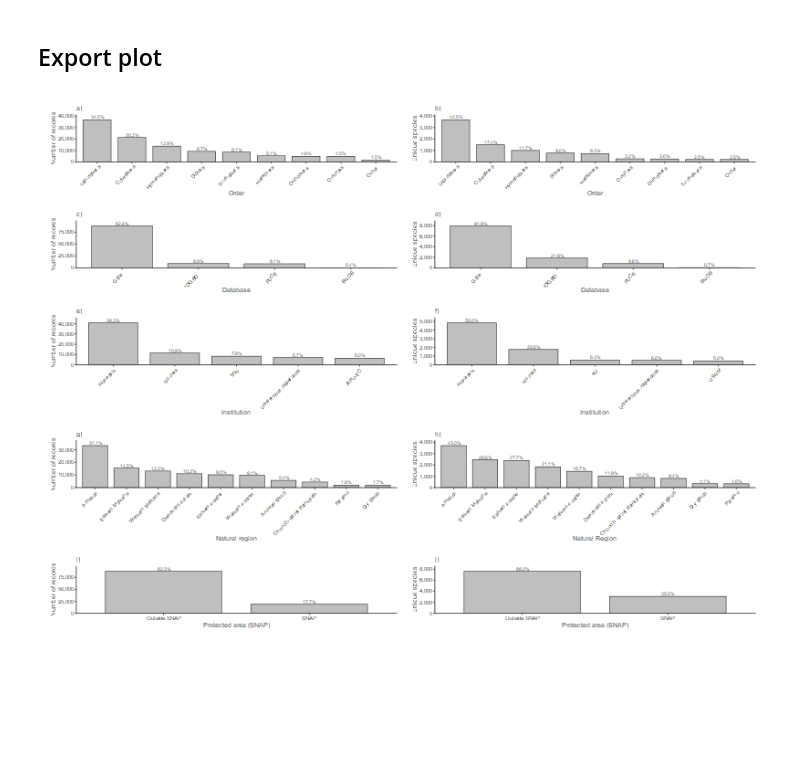
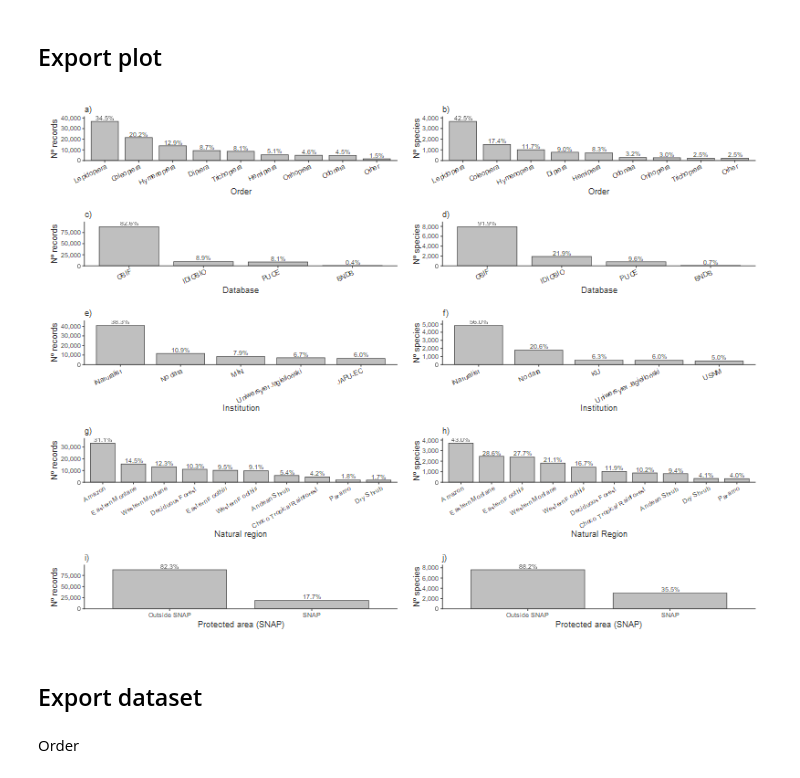
Before and after one commit to daningMontano/Spatial_insect_diversity, a Jupyter notebook: 6_Report.ipynb, the cells around one changed output. Saved outputs shown, nothing was run; the diff lists cells and outputs as text; code cells hidden in the pictures; blank space fills up the shorter version.

```diff
--- a/6_Report.ipynb
+++ b/6_Report.ipynb
@@ -341,31 +353,31 @@ inst_sp_top5 <- inst_sp_all |>
 reg_institution <- ggplot(inst_rec_top5, aes(x = institutionCode, y = n_records)) +
   geom_col(fill = "grey75", color = "grey20", linewidth = 0.3, width = 0.8) +
   geom_text(aes(label = sprintf("%.1f%%", pct_records)),
-            vjust = -0.25, size = 1.8, color = "grey20") +
+            vjust = -0.25, size = 2.5, color = "grey20") +
   scale_y_continuous(labels = label_comma(accuracy = 1),
                      expand = expansion(mult = c(0, 0.12))) +
   labs(
     title = "e)",
     x = "Institution",
-    y = "Number of records"
+    y = "Nº records"
   ) +
   base_theme +
-  theme(axis.text.x = element_text(angle = 45, hjust = 1, vjust = 1))
+  theme(axis.text.x = element_text(angle = 25, hjust = 1, vjust = 1))
 
 # b) Top 5 instituciones por especies únicas
 sp_institution <- ggplot(inst_sp_top5, aes(x = institutionCode, y = n_species)) +
   geom_col(fill = "grey75", color = "grey20", linewidth = 0.3, width = 0.8) +
   geom_text(aes(label = sprintf("%.1f%%", pct_species)),
-            vjust = -0.25, size = 1.8, color = "grey20") +
+            vjust = -0.25, size =2.5, color = "grey20") +
   scale_y_continuous(labels = label_comma(accuracy = 1),
                      expand = expansion(mult = c(0, 0.12))) +
   labs(
     title = "f)",
     x = "Institution",
-    y = "Unique species"
+    y = "Nº species"
   ) +
   base_theme +
-  theme(axis.text.x = element_text(angle = 45, hjust = 1, vjust = 1))
+  theme(axis.text.x = element_text(angle = 25, hjust = 1, vjust = 1))
 
 (reg_institution | sp_institution) + plot_layout(widths = c(1, 1))
 # %% [output]
@@ -451,7 +463,7 @@ veg_sp <- pts_join_reg |>
 reg_natural_region <- ggplot(veg_rec, aes(x = veget, y = n_records)) +
   geom_col(fill = "grey75", color = "grey20", linewidth = 0.3, width = 0.8) +
   geom_text(aes(label = sprintf("%.1f%%", pct_records)),
-            vjust = -0.25, size = 1.8, color = "grey20") +
+            vjust = -0.25, size = 2.5, color = "grey20") +
   scale_y_continuous(
     labels = label_comma(accuracy = 1),
     expand = expansion(mult = c(0, 0.12))
@@ -459,10 +471,10 @@ reg_natural_region <- ggplot(veg_rec, aes(x = veget, y = n_records)) +
   labs(
     title = "g)",
     x = "Natural region",
-    y = "Number of records"
+    y = "Nº records"
   ) +
   base_theme +
-  theme(axis.text.x = element_text(angle = 45, hjust = 1, vjust = 1))
+  theme(axis.text.x = element_text(angle = 30, hjust = 1, vjust = 1))
 
 # ------------------------------------------------------------
 # b) Especies únicas por vegetación
@@ -470,7 +482,7 @@ reg_natural_region <- ggplot(veg_rec, aes(x = veget, y = n_records)) +
 sp_natural_region <- ggplot(veg_sp, aes(x = veget, y = n_species)) +
   geom_col(fill = "grey75", color = "grey20", linewidth = 0.3, width = 0.8) +
   geom_text(aes(label = sprintf("%.1f%%", pct_species)),
-            vjust = -0.25, size = 1.8, color = "grey20") +
+            vjust = -0.25, size = 2.5, color = "grey20") +
   scale_y_continuous(
     labels = label_comma(accuracy = 1),
     expand = expansion(mult = c(0, 0.12))
@@ -478,10 +490,10 @@ sp_natural_region <- ggplot(veg_sp, aes(x = veget, y = n_species)) +
   labs(
     title = "h)",
     x = "Natural Region",
-    y = "Unique species"
+    y = "Nº species"
   ) +
   base_theme +
-  theme(axis.text.x = element_text(angle = 45, hjust = 1, vjust = 1))
+  theme(axis.text.x = element_text(angle = 30, hjust = 1, vjust = 1))
 
 (reg_natural_region | sp_natural_region) + plot_layout(widths = c(1, 1))
 # %% [output]
@@ -530,7 +542,7 @@ snap_sp <- insects_pts_ecu |>
 reg_snap <- ggplot(snap_rec, aes(x = snap_in_out, y = n_records)) +
   geom_col(fill = "grey75", color = "grey20", linewidth = 0.3, width = 0.8) +
   geom_text(aes(label = sprintf("%.1f%%", pct_records)),
-            vjust = -0.25, size = 1.8, color = "grey20") +
+            vjust = -0.25, size =2.5, color = "grey20") +
   scale_y_continuous(
     labels = label_comma(accuracy = 1),
     expand = expansion(mult = c(0, 0.12))
@@ -538,7 +550,7 @@ reg_snap <- ggplot(snap_rec, aes(x = snap_in_out, y = n_records)) +
   labs(
     title = "i)",
     x = "Protected area (SNAP)",
-    y = "Number of records"
+    y = "Nº records"
   ) +
   base_theme
 
@@ -548,7 +560,7 @@ reg_snap <- ggplot(snap_rec, aes(x = snap_in_out, y = n_records)) +
 sp_snap <- ggplot(snap_sp, aes(x = snap_in_out, y = n_species)) +
   geom_col(fill = "grey75", color = "grey20", linewidth = 0.3, width = 0.8) +
   geom_text(aes(label = sprintf("%.1f%%", pct_species)),
-            vjust = -0.25, size = 1.8, color = "grey20") +
+            vjust = -0.25, size = 2.5, color = "grey20") +
   scale_y_continuous(
     labels = label_comma(accuracy = 1),
     expand = expansion(mult = c(0, 0.12))
@@ -556,7 +568,7 @@ sp_snap <- ggplot(snap_sp, aes(x = snap_in_out, y = n_species)) +
   labs(
     title = "j)",
     x = "Protected area (SNAP)",
-    y = "Unique species"
+    y = "Nº species"
   ) +
   base_theme
 
@@ -570,14 +582,14 @@ attribute variables are assumed to be spatially constant throughout all geometri
 # %%
 plots <- list(reg_order, sp_order,
   reg_database, sp_database,
   reg_institution, sp_institution,
   reg_natural_region, sp_natural_region,
   reg_snap, sp_snap)
 
-warp_plots = wrap_plots(plots, ncol = 2)
-warp_plots
+wrap_plots = wrap_plots(plots, ncol = 2)
+wrap_plots
 # %% [output]
-[figure, old version]
+[figure, new version]
 # %%
 ggsave(
   filename = "Results/Reports/Plots/records_distribution.png",
@@ -586,2 +598,6 @@ ggsave(
   dpi      = 600, bg = "white"
 )
+# %% [markdown]
+## Export dataset
+# %% [markdown]
+Order
```
Also changed, not shown: parts of 69 cells of this notebook, 11 other files.
